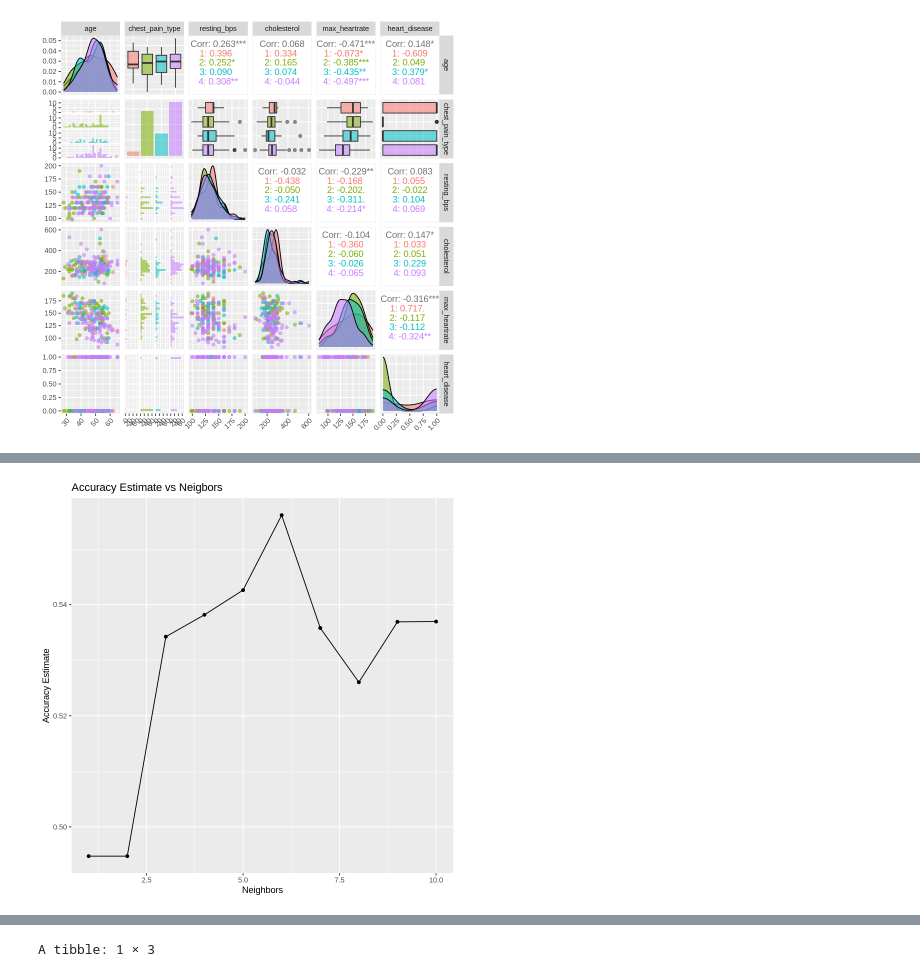
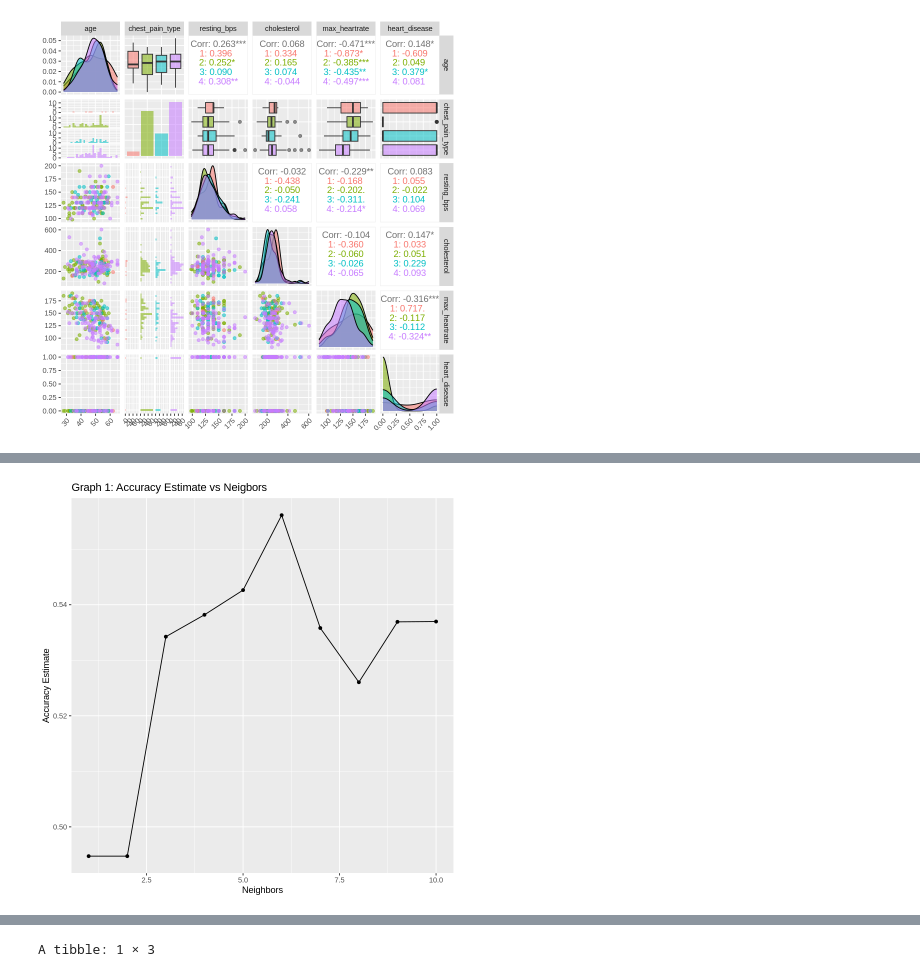
Before and after one commit to Kalpashree10/Group-Project, a Jupyter notebook: ProjectMain.ipynb, the cells around one changed output, grey strips where cells are left out. Saved outputs shown, nothing was run; the diff lists cells and outputs as text; code cells hidden in the pictures.

```diff
--- a/ProjectMain.ipynb
+++ b/ProjectMain.ipynb
@@ -252,14 +250,14 @@ A tibble: 10 × 7
 # %%
 # plotting accuracies vs K
 accuracy_vs_k <- ggplot(accuracies, aes(x = neighbors, y = mean)) +
     geom_point() +
     geom_line() +
     labs(x = "Neighbors", y = "Accuracy Estimate") +
-    ggtitle("Accuracy Estimate vs Neigbors")
+    ggtitle("Graph 1: Accuracy Estimate vs Neigbors")
 
 accuracy_vs_k
 # %% [output]
-[figure, old version]
+[figure, new version]
 # %%
 # now we create a spec according to what we see in the graph shown above
 # we pick k = 6 to fit on the test set
```
Also changed, not shown: parts of 5 cells of this notebook.
